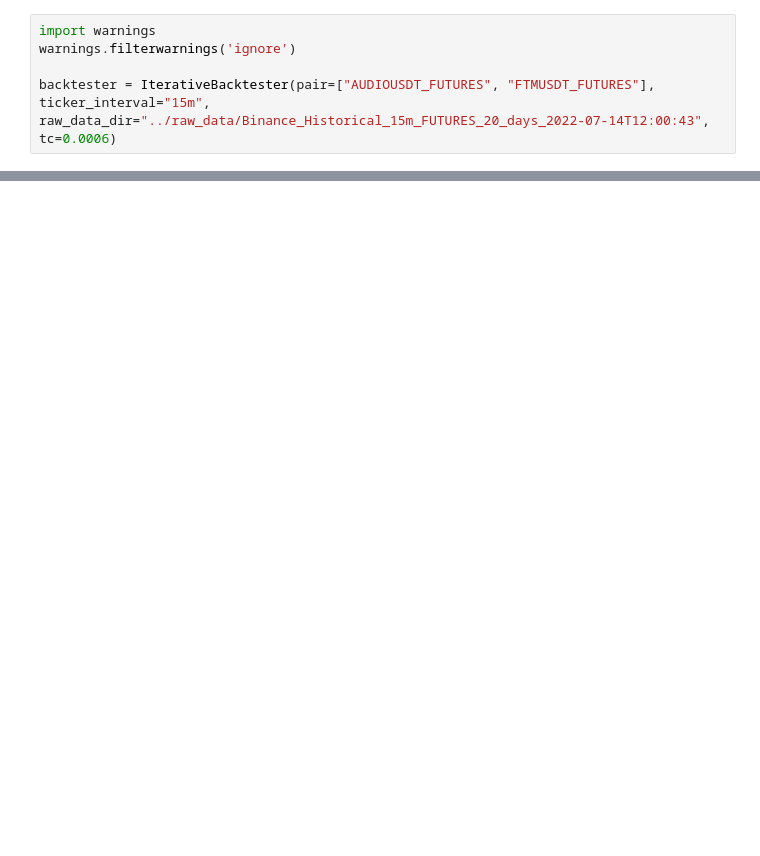
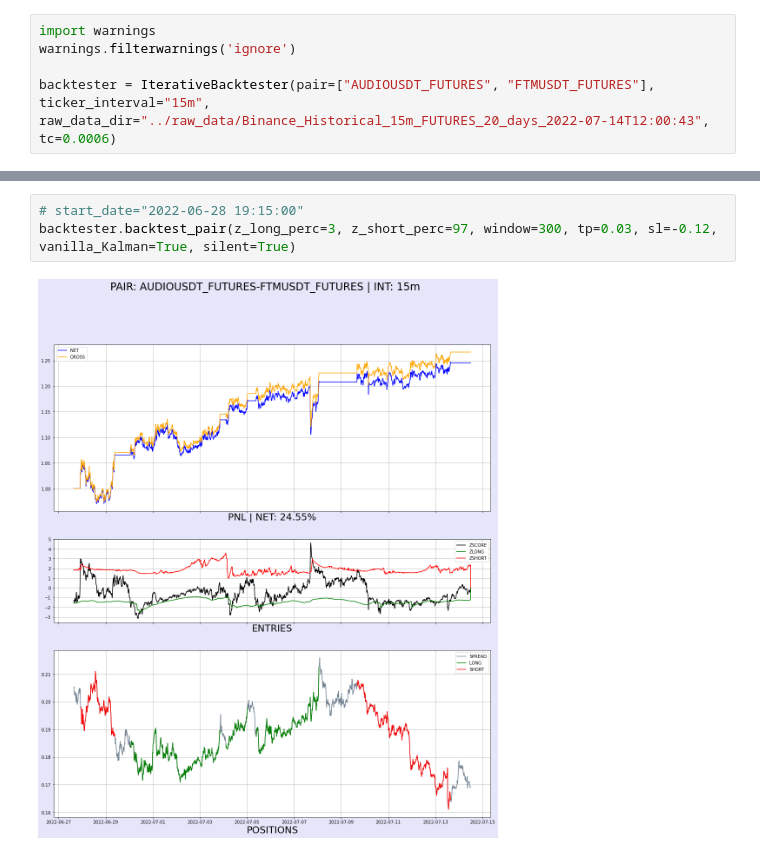
Before and after one commit to mscbr/algo_pairs, a Jupyter notebook: modules/IterativeBackterster.ipynb, the cells around one changed output, grey strips where cells are left out. Saved outputs shown, nothing was run; the diff lists cells and outputs as text; blank space fills up the shorter version.

Commit message:
vanilla Kalman filter

```diff
--- a/modules/IterativeBackterster.ipynb
+++ b/modules/IterativeBackterster.ipynb
@@ -527,0 +589,5 @@ Max Draw Down Duration:      214.0
+# %%
+# start_date="2022-06-28 19:15:00"
+backtester.backtest_pair(z_long_perc=3, z_short_perc=97, window=300, tp=0.03, sl=-0.12, vanilla_Kalman=True, silent=True)
+# %% [output]
+[figure, added]
```
Also changed, not shown: parts of 40 cells of this notebook.
